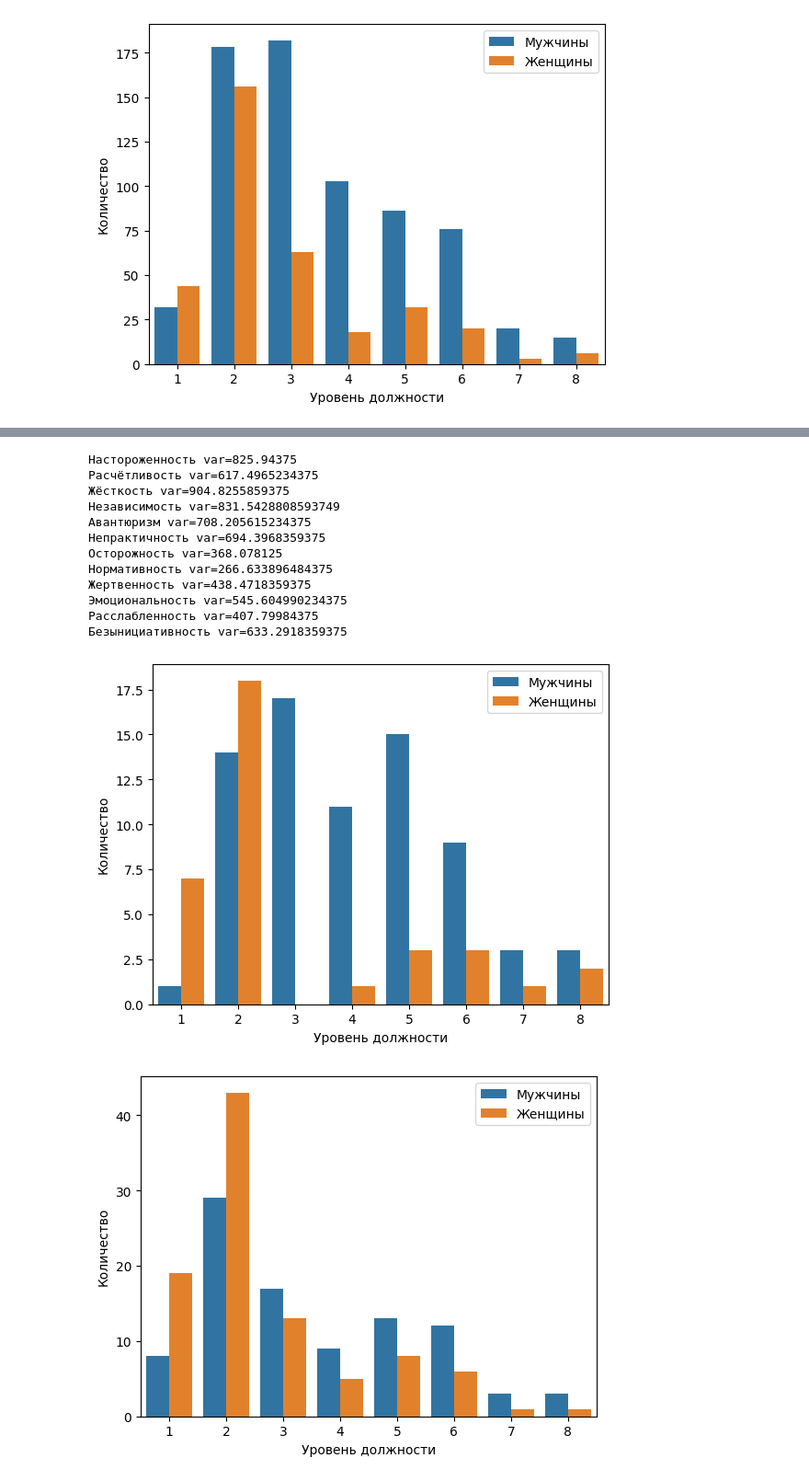
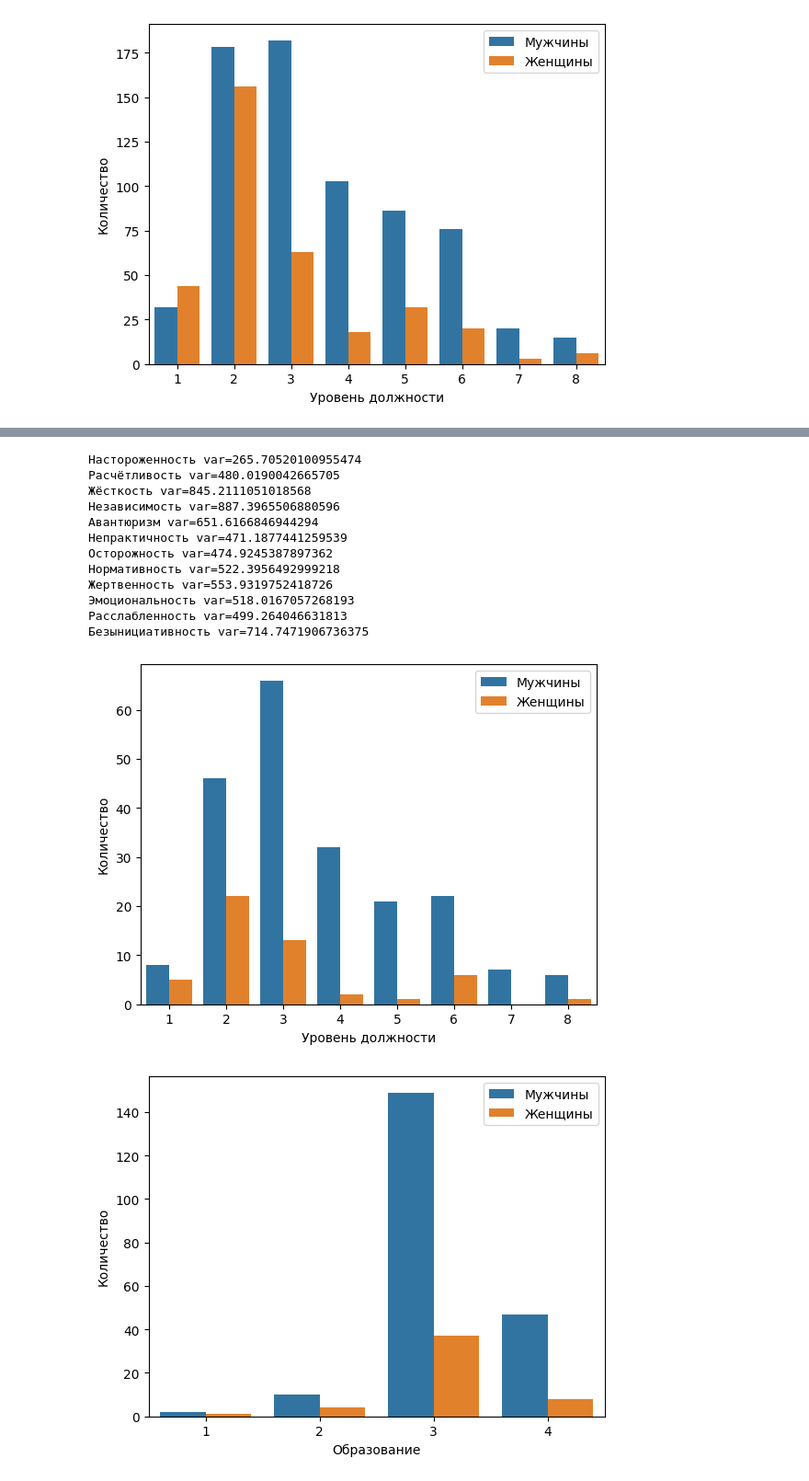
Before and after one commit to tooyoungforthis/expert_judgement, a Jupyter notebook: main.ipynb, the cells around one changed output, grey strips where cells are left out. Shown at 92% size. Cells and saved outputs as stored; diff of their text form; code cells hidden in the pictures.

```diff
--- a/main.ipynb
+++ b/main.ipynb
@@ -236,9 +285,9 @@ rho
 # %%
-scaler = MinMaxScaler()
+scaler = StandardScaler()
 X = df.iloc[:, 3:]
 X = scaler.fit_transform(X)
 # %%
-model = KMeans(n_clusters=6)
+model = KMeans(n_clusters=10, n_init='auto', max_iter=1000)
 gm_4 = model.fit(X)
 predict_4 = gm_4.predict(X)
 # %%
@@ -303,31 +403,31 @@ plt.show()
 # %%
 for column in columns:
-    var = find_variance(clusterd_df[1], column)
+    var = find_variance(clusterd_df[2], column)
     print(f'{column} var={var}')
 # %% [output]
-Настороженность var=825.94375
-Расчётливость var=617.4965234375
-Жёсткость var=904.8255859375
-Независимость var=831.5428808593749
-Авантюризм var=708.205615234375
-Непрактичность var=694.3968359375
-Осторожность var=368.078125
-Нормативность var=266.633896484375
-Жертвенность var=438.4718359375
-Эмоциональность var=545.604990234375
-Расслабленность var=407.79984375
-Безынициативность var=633.2918359375
+Настороженность var=265.70520100955474
+Расчётливость var=480.0190042665705
+Жёсткость var=845.2111051018568
+Независимость var=887.3965506880596
+Авантюризм var=651.6166846944294
+Непрактичность var=471.1877441259539
+Осторожность var=474.9245387897362
+Нормативность var=522.3956492999218
+Жертвенность var=553.9319752418726
+Эмоциональность var=518.0167057268193
+Расслабленность var=499.264046631813
+Безынициативность var=714.7471906736375
 # %%
 sns.countplot(data=clusterd_df[2], x='Уровень должности', hue='Пол')
 plt.ylabel('Количество')
 plt.legend(['Mужчины', 'Женщины'])
 plt.show()
 # %% [output]
-[figure, old version]
+[figure, new version]
 # %%
-sns.countplot(data=clusterd_df[3], x='Уровень должности', hue='Пол')
+sns.countplot(data=clusterd_df[2], x='Образование', hue='Пол')
 plt.ylabel('Количество')
 plt.legend(['Mужчины', 'Женщины'])
 plt.show()
 # %% [output]
-[figure, old version]
+[figure, new version]
```
Also changed, not shown: parts of 40 cells of this notebook, 1 other file.
